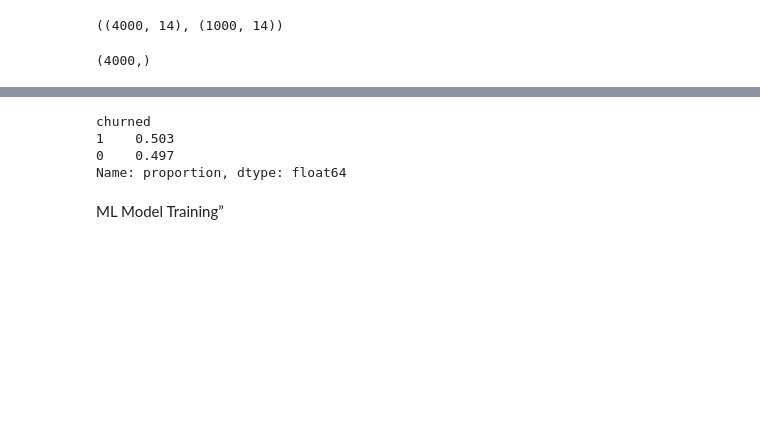
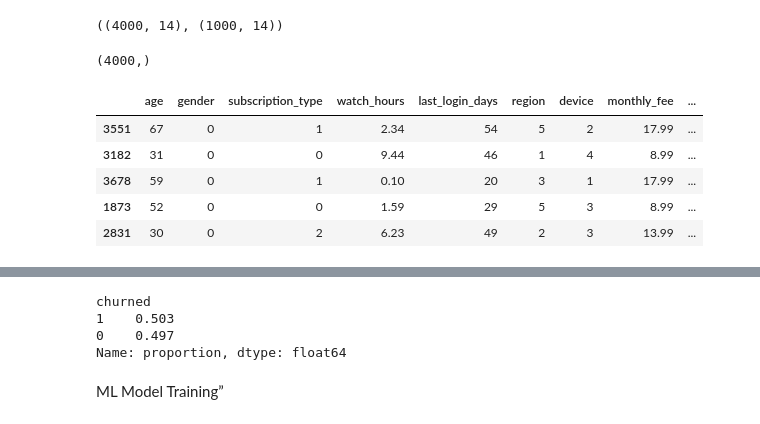
Before and after one commit to vishalyadav5451/Netflix-Churn-Project, a Jupyter notebook: notebook.ipynb, the cells around one changed output, grey strips where cells are left out. Saved outputs shown, nothing was run; the diff lists cells and outputs as text; code cells hidden in the pictures; blank space fills up the shorter version.

```diff
--- a/notebook.ipynb
+++ b/notebook.ipynb
@@ -465,6 +513,15 @@ x_train.shape ,x_test.shape
 y_train.shape
 # %% [output]
 (4000,)
+# %%
+x_test[y_test == 1].iloc[:5]
+# %% [output]
+|  | age | gender | subscription_type | watch_hours | last_login_days | region | device | monthly_fee | ... |
+| 3551 | 67 | 0 | 1 | 2.34 | 54 | 5 | 2 | 17.99 | ... |
+| 3182 | 31 | 0 | 0 | 9.44 | 46 | 1 | 4 | 8.99 | ... |
+| 3678 | 59 | 0 | 1 | 0.10 | 20 | 3 | 1 | 17.99 | ... |
+| 1873 | 52 | 0 | 0 | 1.59 | 29 | 5 | 3 | 8.99 | ... |
+| 2831 | 30 | 0 | 2 | 6.23 | 49 | 2 | 3 | 13.99 | ... |
 # %%
 cols =  [
     'age' , 'watch_hours' , 'monthly_fee' , 'number_of_profiles'  ,'engagement_score' ,'inactive_flag','payment_method','churned'
```
Also changed, not shown: parts of 51 cells of this notebook, 7 other files.
